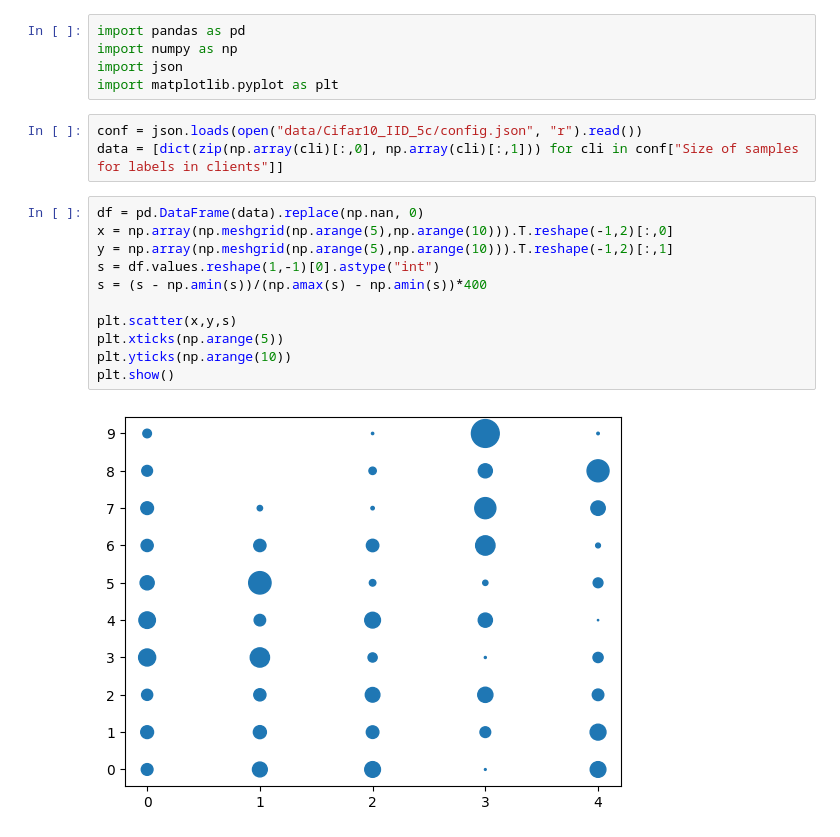
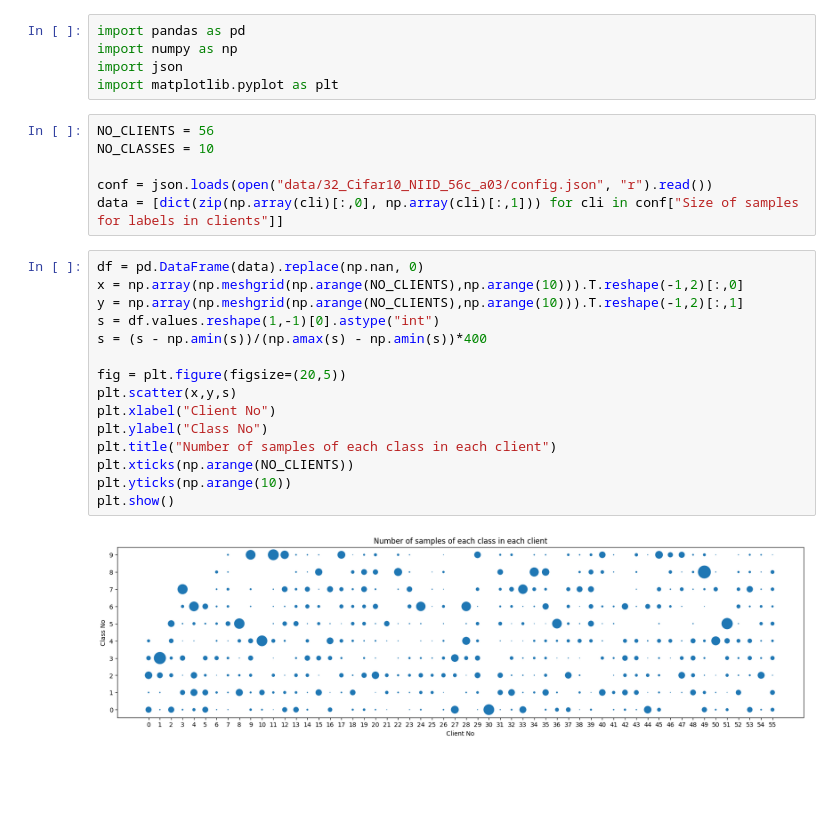
Before and after one commit to GoktugOcal/natadapt-x-flower, a Jupyter notebook: noniid-test.ipynb, the cells around one changed output. Saved outputs shown, nothing was run; the diff lists cells and outputs as text; blank space fills up the shorter version.

```diff
--- a/noniid-test.ipynb
+++ b/noniid-test.ipynb
@@ -4,18 +4,25 @@ import numpy as np
 import json
 import matplotlib.pyplot as plt
 # %%
-conf = json.loads(open("data/Cifar10_IID_5c/config.json", "r").read())
+NO_CLIENTS = 56
+NO_CLASSES = 10
+
+conf = json.loads(open("data/32_Cifar10_NIID_56c_a03/config.json", "r").read())
 data = [dict(zip(np.array(cli)[:,0], np.array(cli)[:,1])) for cli in conf["Size of samples for labels in clients"]]
 # %%
 df = pd.DataFrame(data).replace(np.nan, 0)
-x = np.array(np.meshgrid(np.arange(5),np.arange(10))).T.reshape(-1,2)[:,0]
-y = np.array(np.meshgrid(np.arange(5),np.arange(10))).T.reshape(-1,2)[:,1]
+x = np.array(np.meshgrid(np.arange(NO_CLIENTS),np.arange(10))).T.reshape(-1,2)[:,0]
+y = np.array(np.meshgrid(np.arange(NO_CLIENTS),np.arange(10))).T.reshape(-1,2)[:,1]
 s = df.values.reshape(1,-1)[0].astype("int")
 s = (s - np.amin(s))/(np.amax(s) - np.amin(s))*400
 
+fig = plt.figure(figsize=(20,5))
 plt.scatter(x,y,s)
-plt.xticks(np.arange(5))
+plt.xlabel("Client No")
+plt.ylabel("Class No")
+plt.title("Number of samples of each class in each client")
+plt.xticks(np.arange(NO_CLIENTS))
 plt.yticks(np.arange(10))
 plt.show()
 # %% [output]
-[figure, old version]
+[figure, new version]
```
Also changed, not shown: parts of 3 cells of this notebook, 43 other files.
